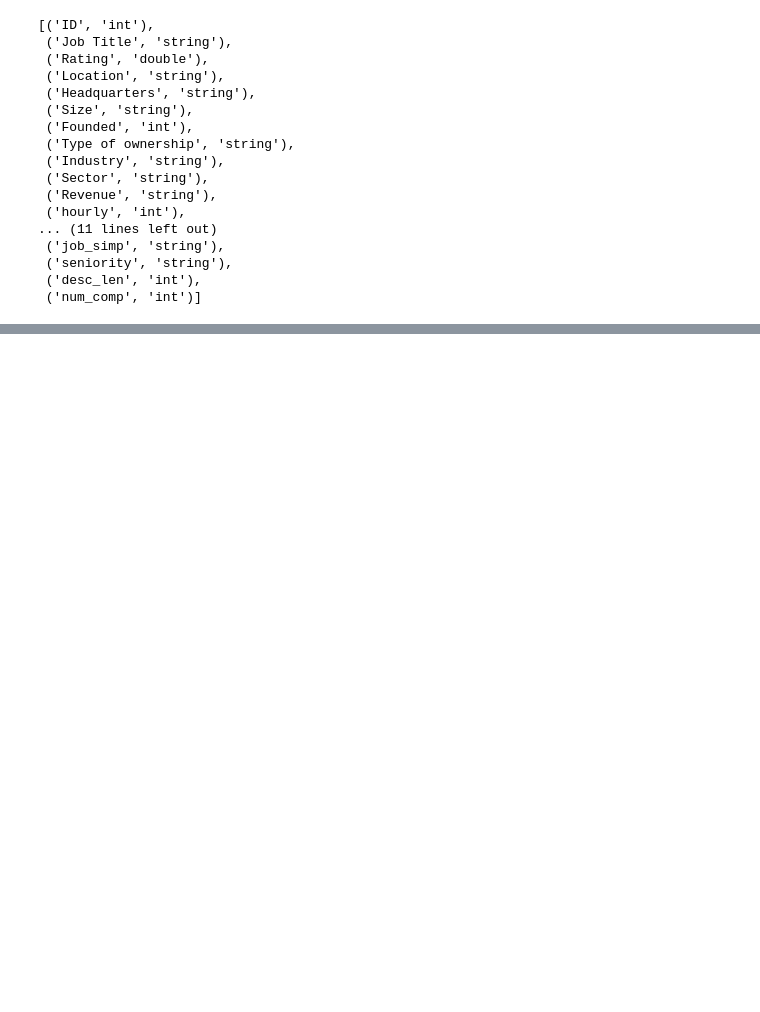
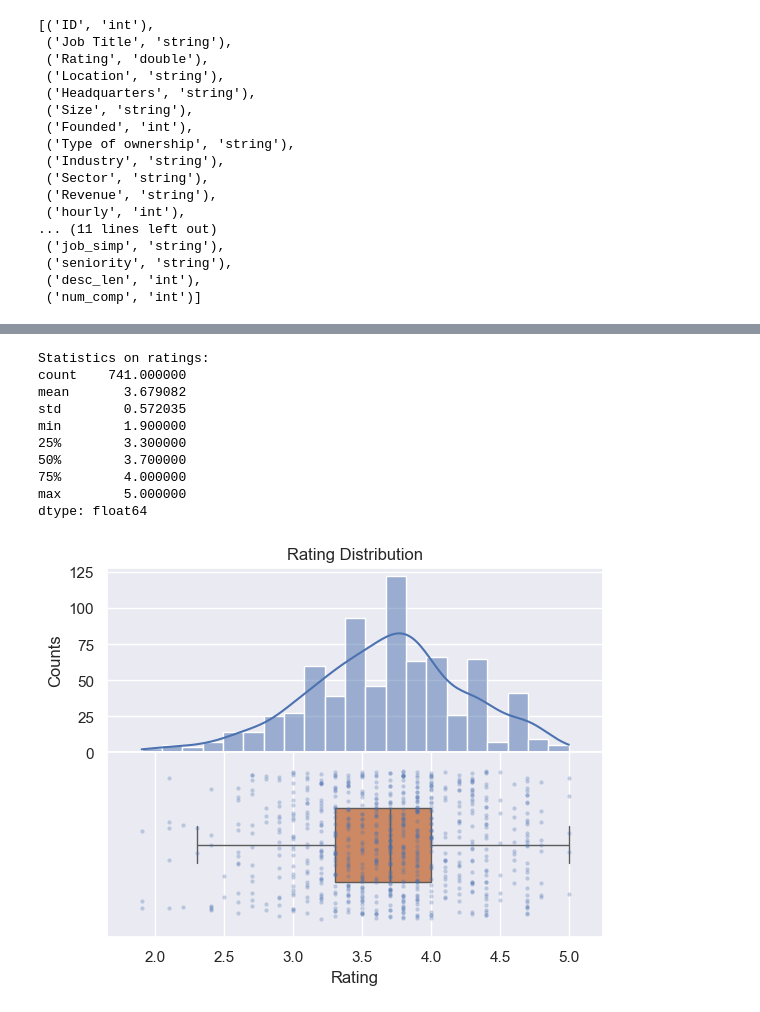
Before and after one commit to ericbanzuzi/ID2221-project, a Jupyter notebook: ds_salary_study.ipynb, the cells around one changed output, grey strips where cells are left out. Cells and saved outputs as stored; diff of their text form; code cells hidden in the pictures; blank space fills up the shorter version.

```diff
--- a/ds_salary_study.ipynb
+++ b/ds_salary_study.ipynb
@@ -271,0 +364,58 @@ Train size: 622 -- Test size: 119
+# %%
+fig, axs = plt.subplots(nrows=2)
+
+rating_data = pd.Series([row['Rating'] for row in df.select('Rating').collect()])
+sns.histplot(
+    rating_data,
+    kde=True,
+    ax=axs[0]
+)
+
+sns.stripplot(
+    rating_data,
+    orient='h',
+    jitter=0.4,
+    size=3,
+    ax=axs[1],
+    alpha=0.3
+)
+sns.boxplot(
+    rating_data,
+    orient='h',
+    width=0.4,
+    ax=axs[1],
+    showfliers=False,
+)
+
+# Align axes
+spacer = np.max(rating_data) * 0.05
+xmin = np.min(rating_data) - spacer
+xmax = np.max(rating_data) + spacer
+axs[0].set_xlim((xmin, xmax))
+axs[1].set_xlim((xmin, xmax))
+
+# Remove some axis text
+axs[0].xaxis.set_visible(False)
+axs[0].set_ylabel('Counts')
+axs[0].set_title('Rating Distribution')
+
+# Put the two plots together
+plt.subplots_adjust(hspace=0)
+
+print(f'Statistics on ratings:\n{rating_data.describe()}')
+
+# Adjust boxplot fill to be white
+plt.xlabel('Rating')
+plt.show()
+# %% [output]
+Statistics on ratings:
+count    741.000000
+mean       3.679082
+std        0.572035
+min        1.900000
+25%        3.300000
+50%        3.700000
+75%        4.000000
+max        5.000000
+dtype: float64
+[figure, added]
```
Also changed, not shown: parts of 48 cells of this notebook.
